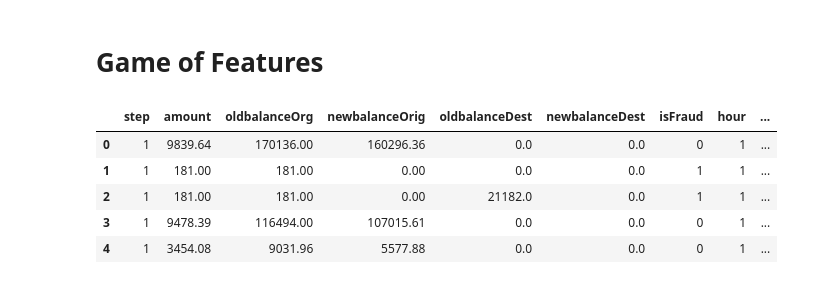
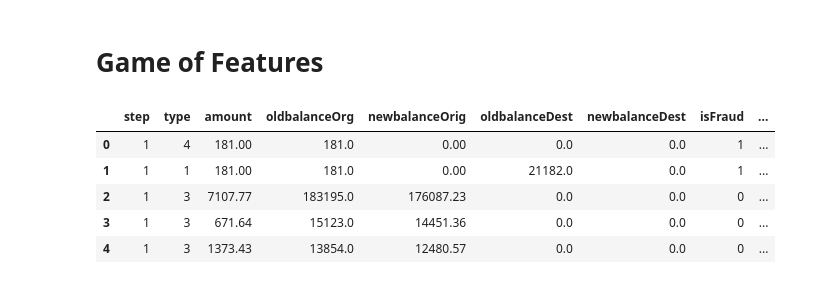
Before and after one commit to desoo40/mai_labs, a Jupyter notebook: diploma/diplomaPy/featuresPlay.ipynb, the cells around one changed output. Saved outputs shown, nothing was run; the diff lists cells and outputs as text; code cells hidden in the pictures.

```diff
--- a/diploma/diplomaPy/featuresPlay.ipynb
+++ b/diploma/diplomaPy/featuresPlay.ipynb
@@ -49,19 +50,24 @@ def prep():
     ##print(metrics.roc_auc_score(expected, preds))
 # %%
-path = "newFilt.csv"
+path = "newFilt500k.csv"
 data = read(path, delimiter=",")
 
 data.drop('isFlaggedFraud', axis=1, inplace=True)
 data.drop('nameOrig', axis=1, inplace=True)
 data.drop('nameDest', axis=1, inplace=True)
-data = pd.get_dummies(data)
+##data = pd.get_dummies(data)
+
+from sklearn.preprocessing import LabelEncoder
+
+le = LabelEncoder()
+data['type'] = le.fit_transform(data['type'])
 
 data.head()
 # %% [output]
-|  | step | amount | oldbalanceOrg | newbalanceOrig | oldbalanceDest | newbalanceDest | isFraud | hour | ... |
-| 0 | 1 | 9839.64 | 170136.00 | 160296.36 | 0.0 | 0.0 | 0 | 1 | ... |
-| 1 | 1 | 181.00 | 181.00 | 0.00 | 0.0 | 0.0 | 1 | 1 | ... |
-| 2 | 1 | 181.00 | 181.00 | 0.00 | 21182.0 | 0.0 | 1 | 1 | ... |
-| 3 | 1 | 9478.39 | 116494.00 | 107015.61 | 0.0 | 0.0 | 0 | 1 | ... |
-| 4 | 1 | 3454.08 | 9031.96 | 5577.88 | 0.0 | 0.0 | 0 | 1 | ... |
+|  | step | type | amount | oldbalanceOrg | newbalanceOrig | oldbalanceDest | newbalanceDest | isFraud | ... |
+| 0 | 1 | 4 | 181.00 | 181.0 | 0.00 | 0.0 | 0.0 | 1 | ... |
+| 1 | 1 | 1 | 181.00 | 181.0 | 0.00 | 21182.0 | 0.0 | 1 | ... |
+| 2 | 1 | 3 | 7107.77 | 183195.0 | 176087.23 | 0.0 | 0.0 | 0 | ... |
+| 3 | 1 | 3 | 671.64 | 15123.0 | 14451.36 | 0.0 | 0.0 | 0 | ... |
+| 4 | 1 | 3 | 1373.43 | 13854.0 | 12480.57 | 0.0 | 0.0 | 0 | ... |
 # %%
```
Also changed, not shown: parts of 10 cells of this notebook, 14 other files.
